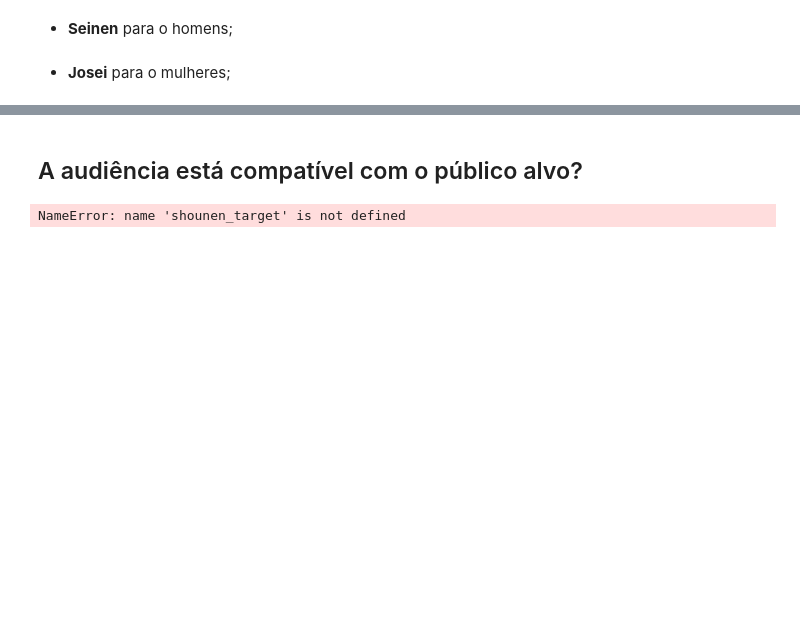
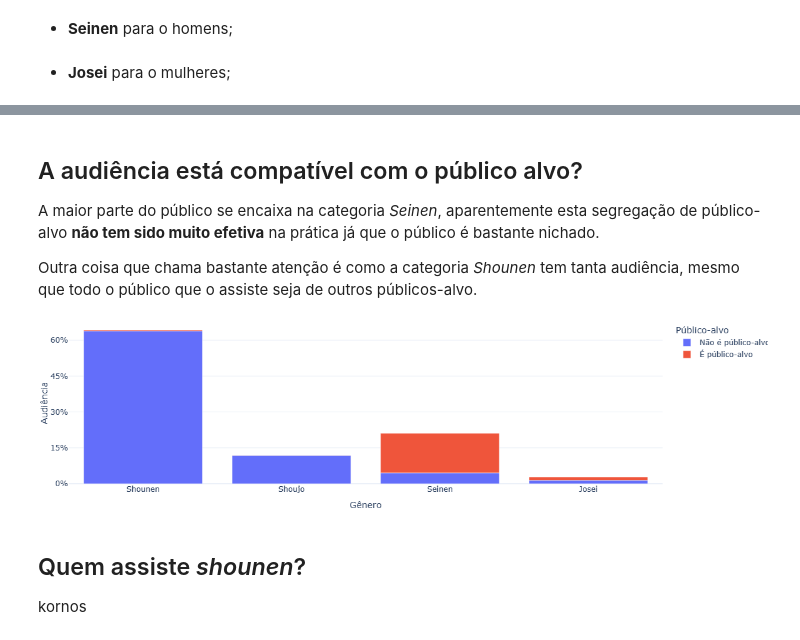
Before and after one commit to VFLins/data_glow_up_anime, a Jupyter notebook: index.ipynb, the cells around one changed output, grey strips where cells are left out. Saved outputs shown, nothing was run; the diff lists cells and outputs as text; code cells hidden in the pictures; blank space fills up the shorter version.

```diff
--- a/index.ipynb
+++ b/index.ipynb
@@ -86,5 +85,9 @@ fig.show(config={"displayModeBar": False})
 # %% [markdown]
 ## A audiência está compatível com o público alvo?
+
+A maior parte do público se encaixa na categoria *Seinen*, aparentemente esta segregação de público-alvo **não tem sido muito efetiva** na prática já que o público é bastante nichado.
+
+Outra coisa que chama bastante atenção é como a categoria *Shounen* tem tanta audiência, mesmo que todo o público que o assiste seja de outros públicos-alvo.
 # %%
 def check_target_audience(gender: str, age: int) -> list:
     underage = age < 18
@@ -167,17 +170,53 @@ profiles["shoujo_target"] = profiles["targeted"].apply(lambda x: is_target_to_ge
 profiles["josei_target"] = profiles["targeted"].apply(lambda x: is_target_to_genre(x, genre="Josei"))
 # %%
 # configurando dados
-temp =
+
+# agregando informações de público alvo
+targeted_audience = ["shounen_target", "seinen_target", "shoujo_target", "josei_target"]
+temp = profiles\
+    .groupby(by=targeted_audience)[target_genres]\
+    .sum()\
+    .reset_index()
+
+# mapeando público-alvo aos respectivos gêneros em uma coluna
+def is_target(genre: str, shounen: bool, seinen: bool, shoujo: bool, josei: bool) -> bool:
+    match genre:
+        case "Shounen": return shounen
+        case "Seinen": return seinen
+        case "Shoujo": return shoujo
+        case "Josei": return josei
+        case _: return False
+
+temp = pd.melt(temp, id_vars=targeted_audience, var_name="Gênero", value_name="Audiência")
+args = zip(temp.Gênero, temp.shounen_target, temp.seinen_target, temp.shoujo_target, temp.josei_target)
+temp["Público-alvo"] = pd.Series([is_target(*x) for x in args]).map({True: "É público-alvo", False: "Não é público-alvo"})
+
+# removendo colunas que não serão usadas
+temp.drop(targeted_audience, axis="columns", inplace=True)
+
+# agregando informações redundantes
+temp = temp.groupby(["Gênero", "Público-alvo"]).sum().reset_index()
+
+# valores em percentual e decrescentes
+temp["Audiência"] = temp["Audiência"]\
+    .apply(lambda x: x/temp["Audiência"].sum() *100)
+temp.sort_values(by="Audiência", inplace=True, ascending=False)
 # %%
 # configurando plot
 fig = px.bar(
-    temp, *temp.columns, template="plotly_white",
+    temp, "Gênero", "Audiência", template="plotly_white", color="Público-alvo"
 )
+
+ticks = [x for x in range(0, 70, 15)]
 fig.update_yaxes(
-    tickvals=temp["Audiência"],
-    ticktext=["{:.2f}%".format(x) for x in temp["Audiência"]]
+    tickvals=ticks,
+    ticktext=["{:.0f}%".format(x) for x in ticks]
 )
-fig.update_layout(height=300, width=900, margin={"t":0, "b":0, "l":0, "r":0})
+fig.update_layout(height=400, width=900, margin={"t":0, "b":0, "l":0, "r":0})
 fig.show(config={"displayModeBar": False})
 # %% [output]
-NameError: name 'shounen_target' is not defined
+[figure, added]
+# %% [markdown]
+## Quem assiste *shounen*?
+
+kornos
```
Also changed, not shown: parts of 3 cells of this notebook, 1 other file.
